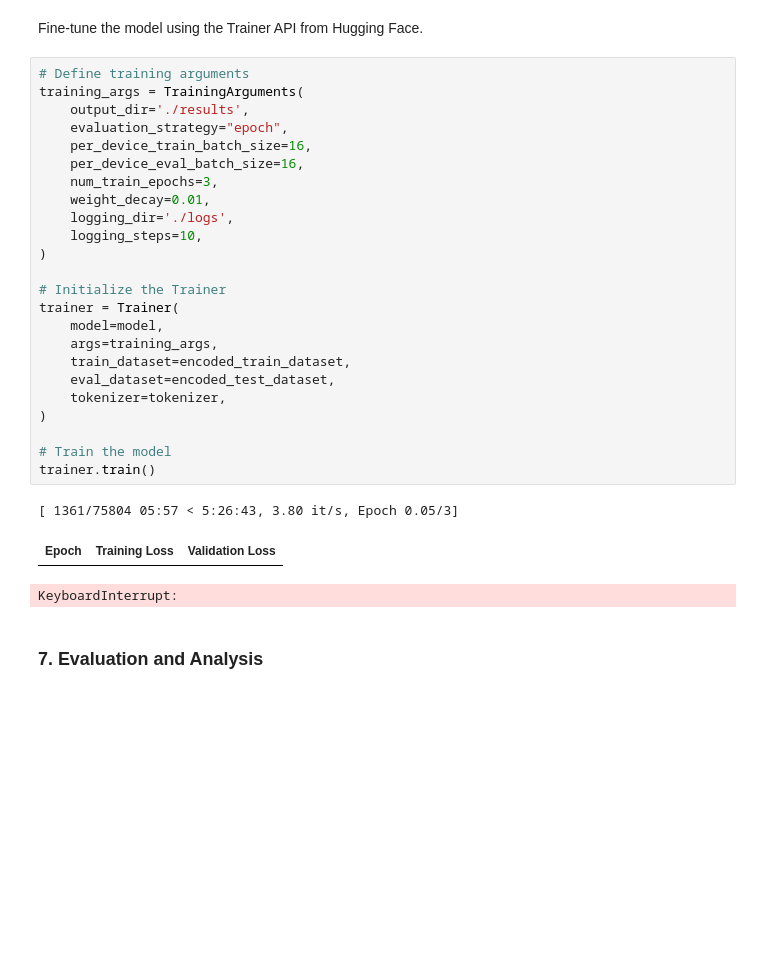
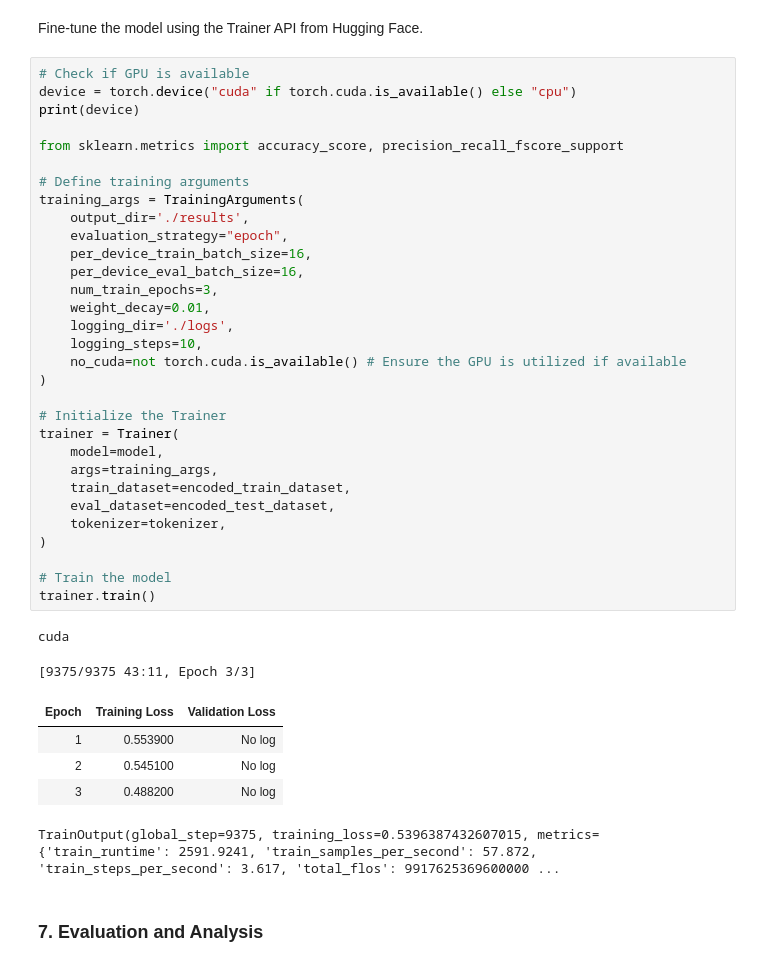
Before and after one commit to arkeodev/nlp, a Jupyter notebook: Fine_Tuning/02_LoRA.ipynb, the cells around one changed output. Saved outputs shown, nothing was run; the diff lists cells and outputs as text; blank space fills up the shorter version.

```diff
--- a/Fine_Tuning/02_LoRA.ipynb
+++ b/Fine_Tuning/02_LoRA.ipynb
@@ -325,33 +325,44 @@ Here, $( A \cdot B )$ is the output of the low-rank adaptation, and $( \alpha )$
 # %% [markdown]
 Fine-tune the model using the Trainer API from Hugging Face.
 # %%
+# Check if GPU is available
+device = torch.device("cuda" if torch.cuda.is_available() else "cpu")
+print(device)
+
+from sklearn.metrics import accuracy_score, precision_recall_fscore_support
+
 # Define training arguments
 training_args = TrainingArguments(
     output_dir='./results',
     evaluation_strategy="epoch",
     per_device_train_batch_size=16,
     per_device_eval_batch_size=16,
     num_train_epochs=3,
     weight_decay=0.01,
     logging_dir='./logs',
     logging_steps=10,
+    no_cuda=not torch.cuda.is_available() # Ensure the GPU is utilized if available
 )
 
 # Initialize the Trainer
 trainer = Trainer(
     model=model,
     args=training_args,
     train_dataset=encoded_train_dataset,
     eval_dataset=encoded_test_dataset,
     tokenizer=tokenizer,
 )
 
 # Train the model
 trainer.train()
 # %% [output]
-[ 1361/75804 05:57 < 5:26:43, 3.80 it/s, Epoch 0.05/3]
+cuda
+[9375/9375 43:11, Epoch 3/3]
 | Epoch | Training Loss | Validation Loss |
+| 1 | 0.553900 | No log |
+| 2 | 0.545100 | No log |
+| 3 | 0.488200 | No log |
-KeyboardInterrupt:
+TrainOutput(global_step=9375, training_loss=0.5396387432607015, metrics={'train_runtime': 2591.9241, 'train_samples_per_second': 57.872, 'train_steps_per_second': 3.617, 'total_flos': 9917625369600000 ...
 # %% [markdown]
 ### 7. Evaluation and Analysis
 # %% [markdown]
```
Also changed, not shown: parts of 4 cells of this notebook.
